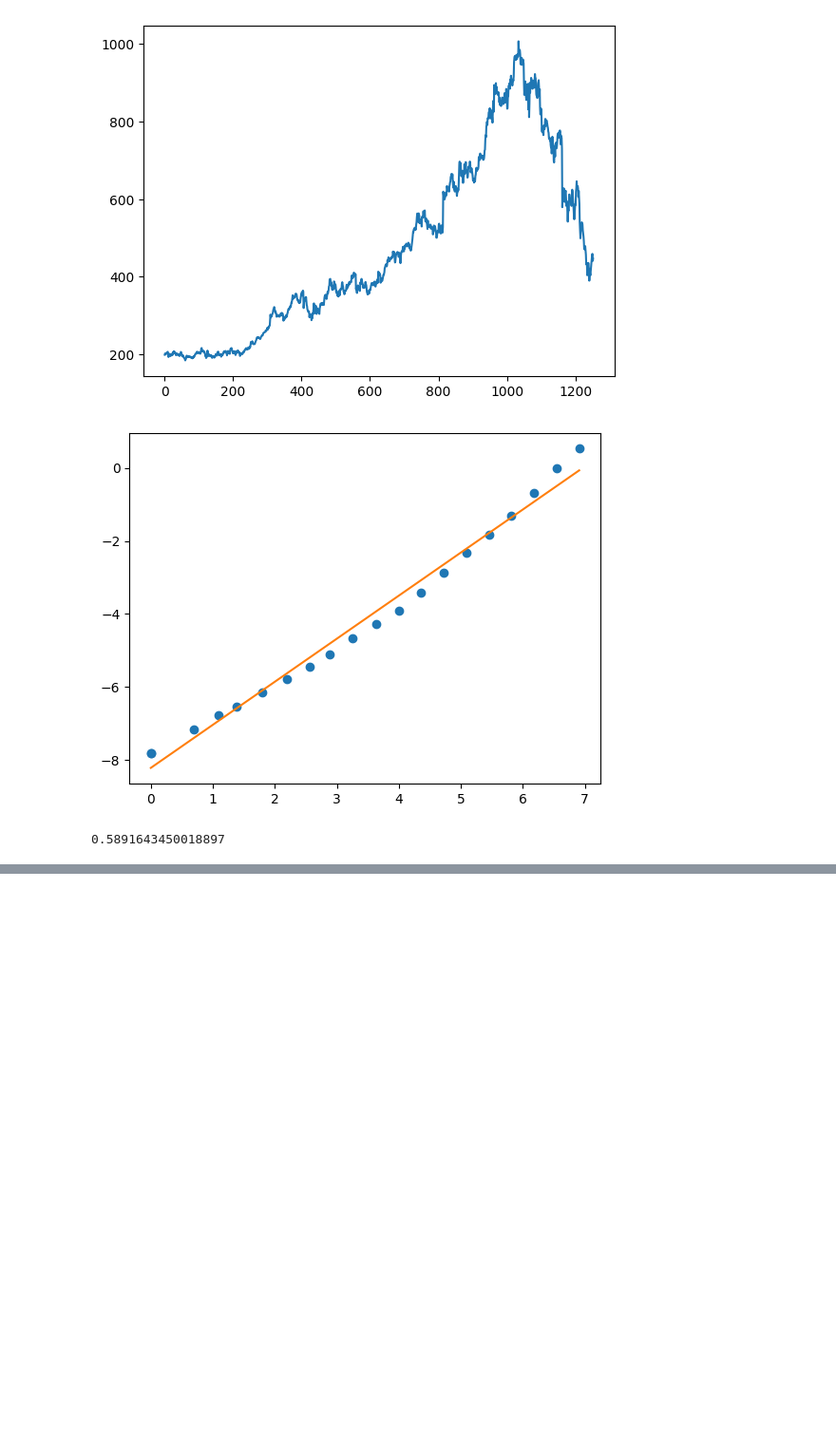
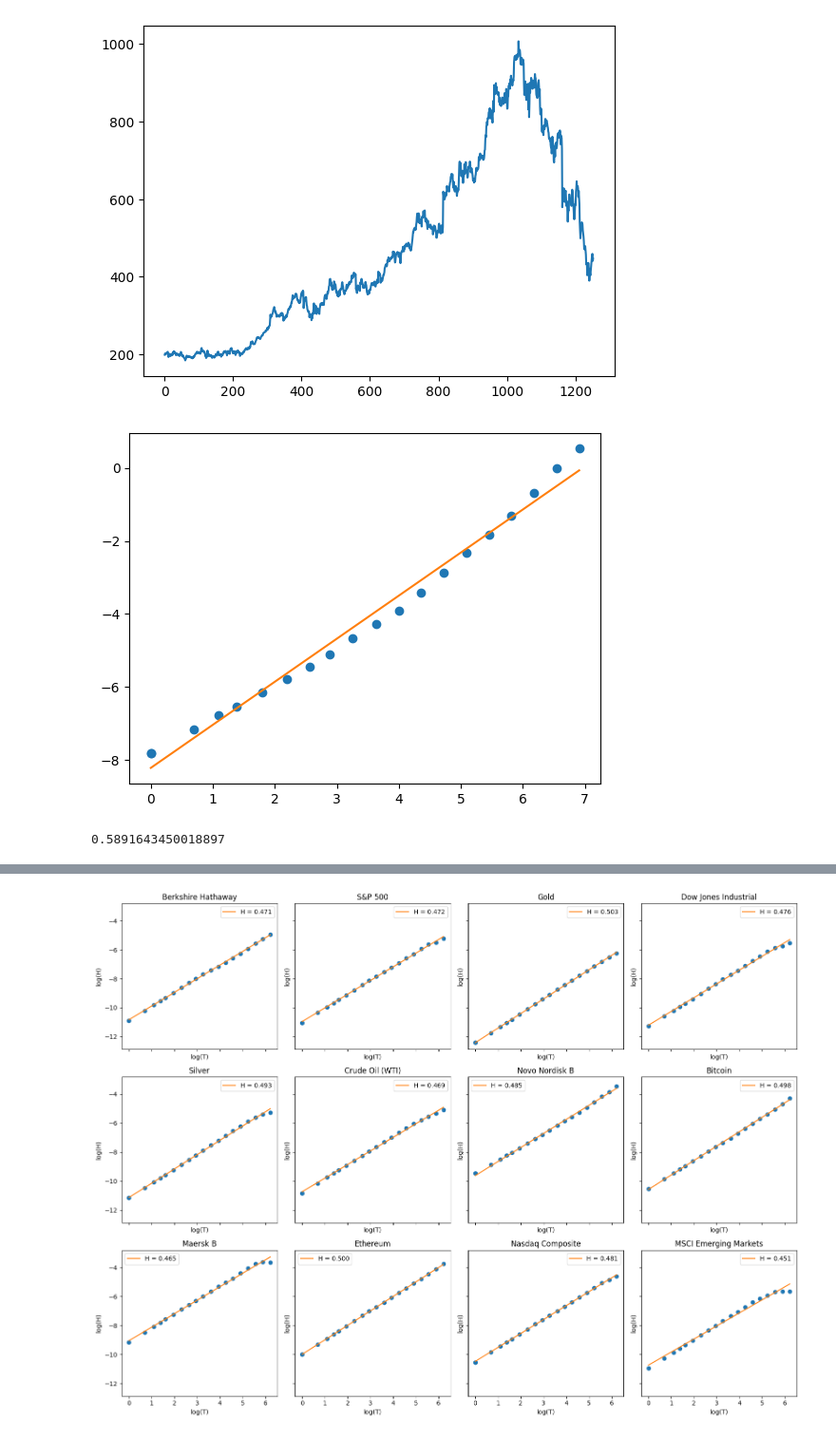
Before and after one commit to slyluc/Agent-Based-Trading-Model, a Jupyter notebook: notebooks/BachelorGPT.ipynb, the cells around one changed output, grey strips where cells are left out. Shown at 95% size. Saved outputs shown, nothing was run; the diff lists cells and outputs as text; code cells hidden in the pictures; blank space fills up the shorter version.

```diff
--- a/notebooks/BachelorGPT.ipynb
+++ b/notebooks/BachelorGPT.ipynb
@@ -820,3 +820,101 @@ print(slope/2)
 # %% [output]
 [figure]
 0.5891643450018897
+# %%
+import numpy as np
+import pandas as pd
+import matplotlib.pyplot as plt
+import yfinance as yf
+
+# 1. Expanded Tickers
+tickers = {
+    # Old–greed driven (left half columns)
+    'Berkshire Hathaway':        'BRK-B',
+    'S&P 500':                   '^GSPC',
+    'Gold':                      'GC=F',
+    'Dow Jones Industrial':      '^DJI',
+    'Silver':                    'SI=F',
+    'Crude Oil (WTI)':           'CL=F',
+
+    # Newer need–driven (right half columns)
+    'Novo Nordisk B':            'NOVO-B.CO',
+    'Bitcoin':                   'BTC-USD',
+    'Maersk B':                  'MAERSK-B.CO',
+    'Ethereum':                  'ETH-USD',
+    'Nasdaq Composite':          '^IXIC',
+    'MSCI Emerging Markets':     'EEM',
+    # (Optional) add U.S. 10-Year Yield if you like, e.g. '^TNX'
+}
+
+# 2. Download daily data for last 5 years (1825 days)
+data = yf.download(
+    tickers=list(tickers.values()),
+    period='730d',
+    interval='1h',
+    auto_adjust=False,   # “Close” = actual settlement price
+    progress=False
+)
+
+# 3. Build flat price DataFrame: preferring Adj Close per symbol
+prices = pd.DataFrame(index=data.index)
+for name, sym in tickers.items():
+    if ('Adj Close', sym) in data.columns:
+        prices[name] = data['Adj Close', sym]
+        print(f"{sym}: using Adj Close")
+    else:
+        prices[name] = data['Close', sym]
+        print(f"{sym}: using Close")
+
+# 4. daily averages are just the daily series
+daily_avg = prices.copy()
+
+# 5. Hurst windowed estimator
+def Hurst(series, window):
+    diffs = (np.log(series[window:]) - np.log(series[:-window]))**2
+    return diffs.mean()
+
+# 6. Window sizes (1 ≤ T ≤ 1000, log-spaced)
+start, end = np.log(1), np.log(500)
+TL = np.round(np.logspace(start, end, num=20, base=np.e)).astype(int)
+
+# 7. Compute Hurst exponents for each market
+results = {}
+for name in daily_avg.columns:
+    series = daily_avg[name].dropna().values
+    H_vals = np.array([Hurst(series, w) for w in TL])
+    log_T, log_H = np.log(TL), np.log(H_vals)
+    # Fit skipping the very small windows if noisy
+    slope, intercept = np.polyfit(log_T[2:], log_H[2:], 1)
+    results[name] = {
+        'log_T': log_T,
+        'log_H': log_H,
+        'slope': slope,
+        'intercept': intercept,
+        'H': slope / 2
+    }
+
+# 8. Plot a 3×4 grid
+n = len(results)
+cols = 4
+rows = int(np.ceil(n/cols))
+
+fig, axes = plt.subplots(nrows=rows, ncols=cols, figsize=(16, 12), sharex=True, sharey=True)
+axes = axes.flatten()
+
+for ax, (name, r) in zip(axes, results.items()):
+    x_fit = np.linspace(r['log_T'].min(), r['log_T'].max(), 100)
+    y_fit = r['slope']*x_fit + r['intercept']
+    ax.plot(r['log_T'], r['log_H'], 'o')
+    ax.plot(x_fit, y_fit, '-', label=f"H = {r['H']:.3f}")
+    ax.set_title(name)
+    ax.set_xlabel('log(T)')
+    ax.set_ylabel('log(H)')
+    ax.legend()
+
+# Turn off any unused subplots
+for ax in axes[n:]:
+    ax.axis('off')
+
+plt.tight_layout()
+plt.show()
+# %% [output]
@@ -822,0 +933 @@ print(slope/2)
+[figure, added]
```
Also changed, not shown: parts of 1 cell of this notebook.
